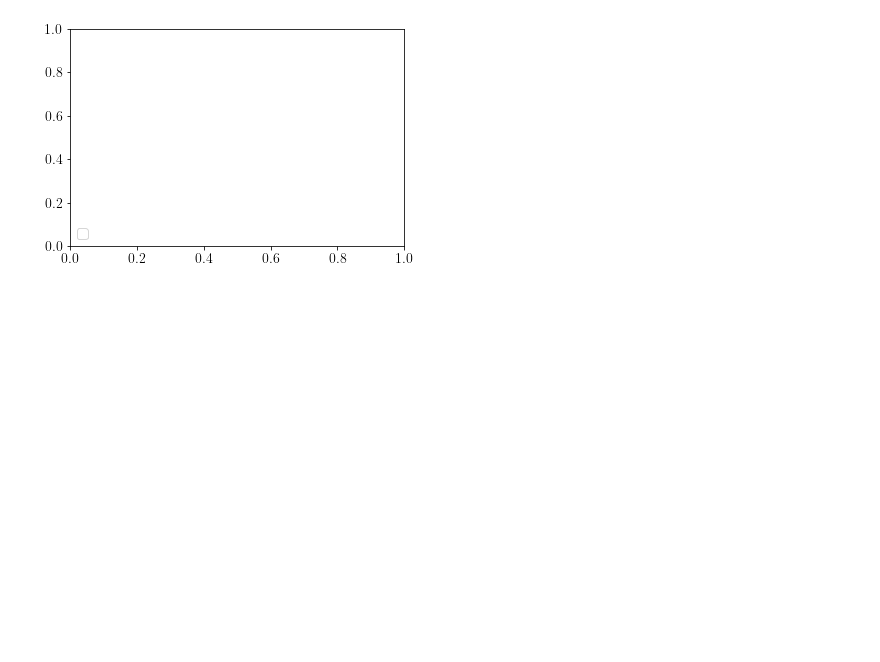
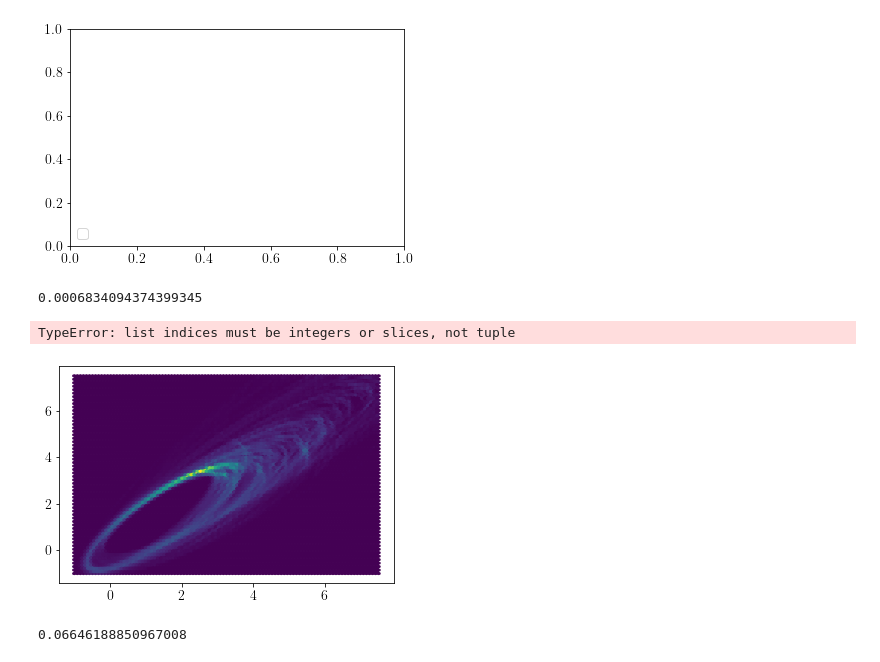
Before and after one commit to wcukier/Phaethon_Meteoroids, a Jupyter notebook: scripts/gen_figures.ipynb, the cells around one changed output. Drawn from its saved outputs; the diff is of its cells as text; code cells hidden in the pictures; blank space fills up the shorter version.

```diff
--- a/scripts/gen_figures.ipynb
+++ b/scripts/gen_figures.ipynb
@@ -175,5 +223,39 @@ plt.legend(loc=3)
 No artists with labels found to put in legend.  Note that artists whose label start with an underscore are ignored when legend() is called with no argument.
 <matplotlib.legend.Legend at 0x...>
 [figure]
+# %%
+np.sum(points[0][points[0][:,3]<asteroidal([.02])[0]][:, 3] * points[0][points[0][:,3]<asteroidal([.02])[0]][:, 4])/masses[0]
+# %% [output]
+0.0006834094374399345
+# %%
+mask = points[0][:,3] < 1e-8
+plt.hexbin(points[0][mask,0], points[0][mask,1], extent=(-1, 7.5,-1,7.5))
+
+x = np.linspace(-.5, 2.5, 50*2)
+y = np.linspace(-.5, 2.5, 50*2)
+c = np.zeros((50*2)**2)
+nx, ny = np.meshgrid(x, y)
+
+poly = plt.hexbin(np.hstack((points[mask,i], nx.flatten())),
+                    np.hstack((points[mask,j], ny.flatten())),
+                    cmap = "plasma",
+                    extent = (-1, 7.5,-1,7.5),
+                    gridsize=50,
+                    C = np.hstack((points[:,4], c)),
+                    reduce_C_function = np.sum)
+plt.close()
+offsets = poly.get_offsets()
+C = poly.get_array()
+
+
+plt.hexbin(offsets[:,0], offsets[:,1], C=C/np.max(C),
+            cmap="plasma", gridsize=50)
+# %% [output]
+TypeError: list indices must be integers or slices, not tuple
+[figure, added]
+# %%
+PEAK_DENSITY * 1e6 * 3600
+# %% [output]
+0.06646188850967008
 # %%
 # %% [output]
```
Also changed, not shown: parts of 14 cells of this notebook, 13 other files.
